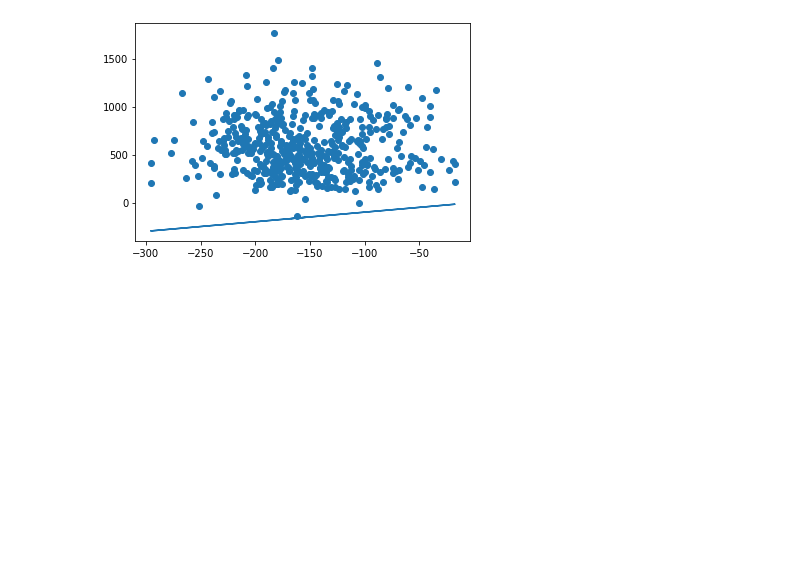
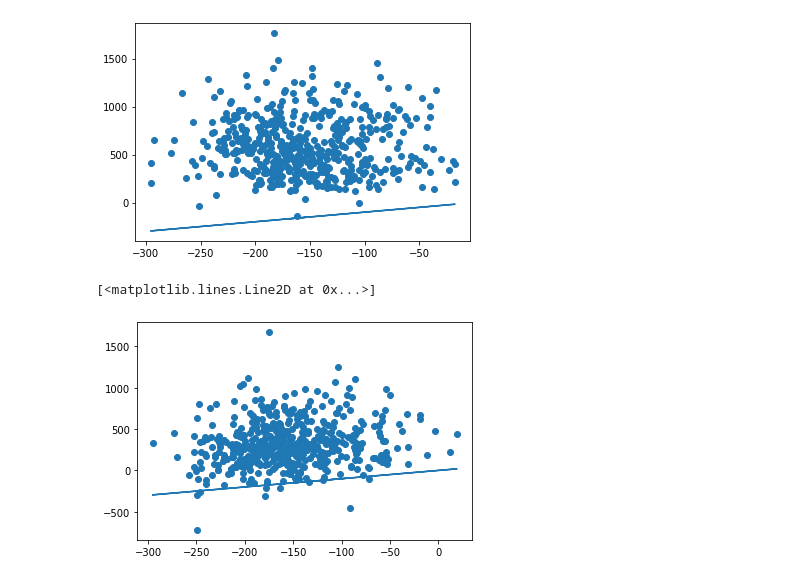
Before and after one commit to thanh-isu/ncsn, a Jupyter notebook: gans/upper_lower_bounds.ipynb, the cells around one changed output. Saved outputs shown, nothing was run; the diff lists cells and outputs as text; code cells hidden in the pictures; blank space fills up the shorter version.

```diff
--- a/gans/upper_lower_bounds.ipynb
+++ b/gans/upper_lower_bounds.ipynb
@@ -146,12 +153,12 @@ plt.plot(xx,xx)
 #G
 from dcgan_cifar import Generator
 
-G = Generator(ngpu=1).eval()
+G2 = Generator(ngpu=1).eval()
 
 # load weights
-G.load_state_dict(torch.load('netG_epoch_199_cifar.pth'))
+G2.load_state_dict(torch.load('netG_epoch_199_cifar.pth'))
 if torch.cuda.is_available():
-    G = G.cuda()
+    G2 = G2.cuda()
 # %%
 batch_size = 1
 latent_size = 100
@@ -174,8 +181,8 @@ cy2 = []
 latent_size = 100
 for j in range(mc):
     z_j = Variable(torch.randn(1,latent_size,1,1).cuda(), requires_grad=True)
-    dfmat = dfdz(G,z_j).to('cuda')
-    inp1 = torch.matmul(dfmat.T,(G(z_j).view(-1)-G(z_true).view(-1)))
+    dfmat = dfdz(G2,z_j).to('cuda')
+    inp1 = torch.matmul(dfmat.T,(G2(z_j).view(-1)-G2(z_true).view(-1)))
     inp2 = torch.matmul(inp1.T,z_j.squeeze()-z_true.squeeze())
     cy1.append(inp2.detach().cpu().numpy())
     normzdiff = torch.norm(z_j-z_true)**2
@@ -201,8 +210,8 @@ latent_size = 100
 for j in range(mc):
     z_t = Variable(torch.randn(1,latent_size,1,1).cuda(), requires_grad=False)
     z_j = Variable(torch.randn(1,latent_size,1,1).cuda(), requires_grad=True)
-    dfmat = dfdz(G,z_j).to('cuda')
-    inp1 = torch.matmul(dfmat.T,(G(z_j).view(-1)-G(z_t).view(-1)))
+    dfmat = dfdz(G2,z_j).to('cuda')
+    inp1 = torch.matmul(dfmat.T,(G2(z_j).view(-1)-G2(z_t).view(-1)))
     inp2 = torch.matmul(inp1.T,z_j.squeeze()-z_true.squeeze())
     cy3.append(inp2.detach().cpu().numpy())
     normzdiff = torch.norm(z_j-z_true)**2
@@ -218,6 +227,11 @@ for i in range(mc):
 # %%
 plt.scatter(cxx,cyy)
 plt.plot(cxx,cxx)
+plt.legend('t1','alpha*t2-beta')
+plt.xlabel('t2')
+# %% [output]
+[<matplotlib.lines.Line2D at 0x...>]
+[figure, added]
 # %%
 plotvals = [y1,y2,y3,y4,cy1,cy2,cy3,cy4]
 np.save('plotvals_500.npy',plotvals)
```
Also changed, not shown: parts of 9 cells of this notebook, 1 other file.
